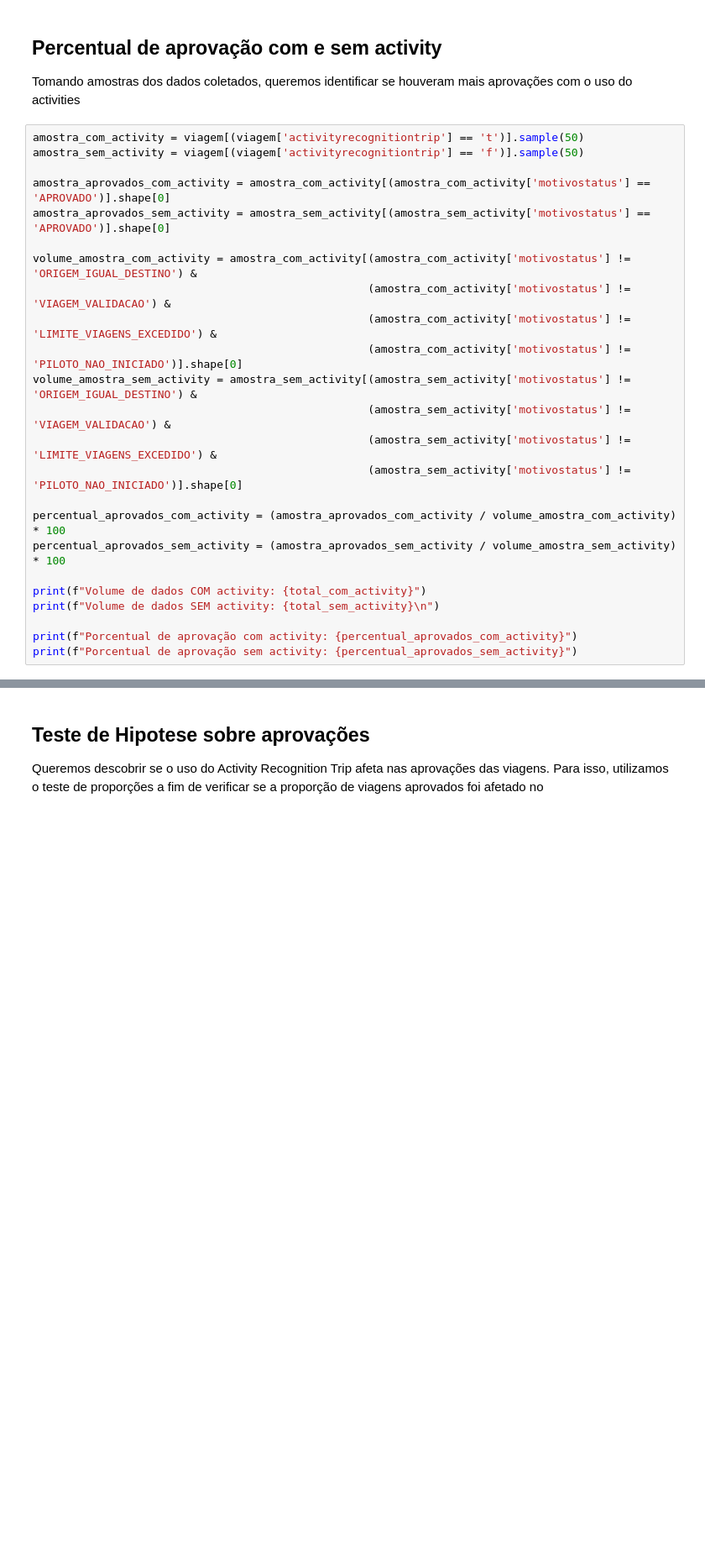
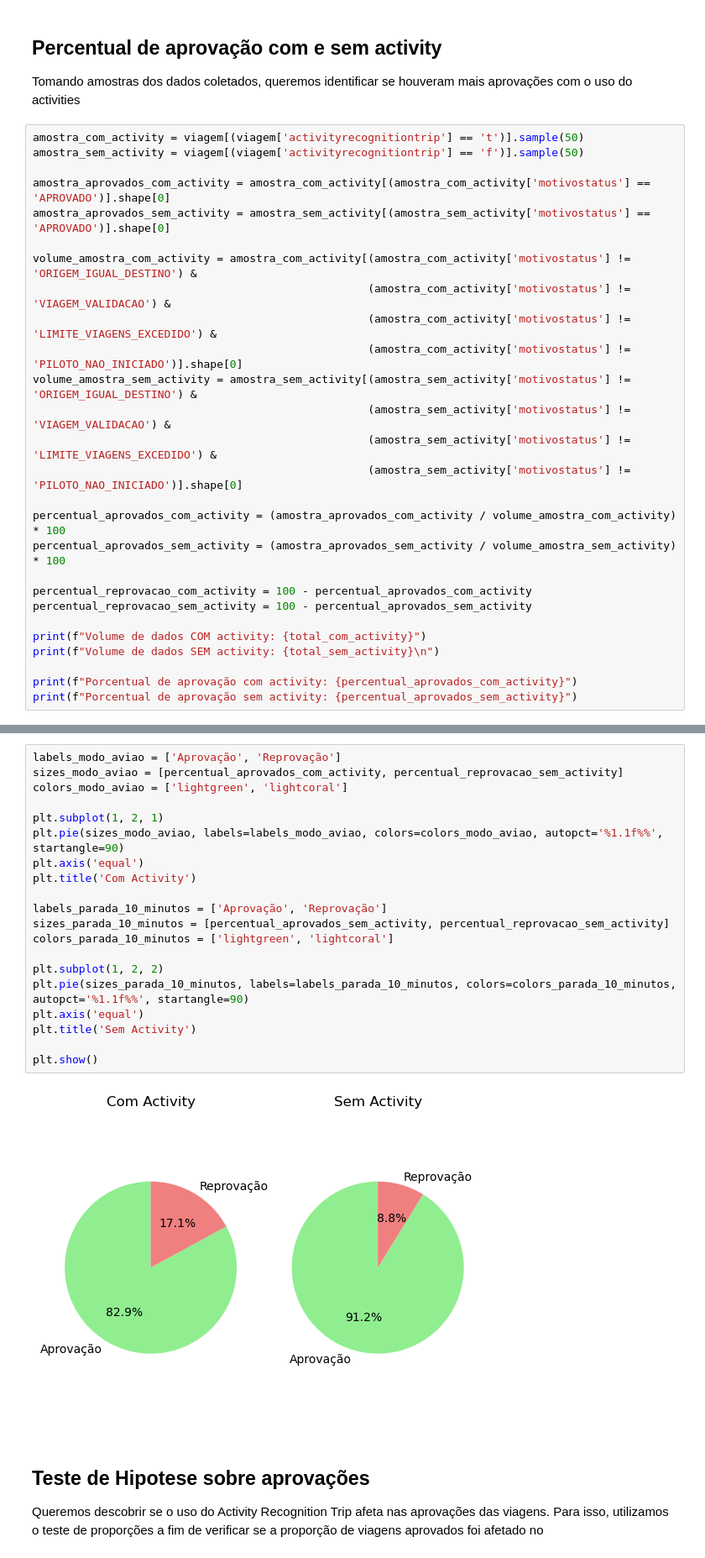
Before and after one commit to Xnths/data-bike-sp, a Jupyter notebook: analise.ipynb, the cells around one changed output, grey strips where cells are left out. Shown: that part at 84% size. Drawn from its saved outputs; the diff is of its cells as text; blank space fills up the shorter version.

Commit message:
Correção do gráfico do Activity

```diff
--- a/analise.ipynb
+++ b/analise.ipynb
@@ -284,6 +284,9 @@ volume_amostra_sem_activity = amostra_sem_activity[(amostra_sem_activity['motivo
 percentual_aprovados_com_activity = (amostra_aprovados_com_activity / volume_amostra_com_activity) * 100
 percentual_aprovados_sem_activity = (amostra_aprovados_sem_activity / volume_amostra_sem_activity) * 100
 
+percentual_reprovacao_com_activity = 100 - percentual_aprovados_com_activity
+percentual_reprovacao_sem_activity = 100 - percentual_aprovados_sem_activity
+
 print(f"Volume de dados COM activity: {total_com_activity}")
 print(f"Volume de dados SEM activity: {total_sem_activity}\n")
 
@@ -314,3 +301,25 @@ plt.show()
+# %%
+labels_modo_aviao = ['Aprovação', 'Reprovação']
+sizes_modo_aviao = [percentual_aprovados_com_activity, percentual_reprovacao_sem_activity]
+colors_modo_aviao = ['lightgreen', 'lightcoral']
+
+plt.subplot(1, 2, 1)
+plt.pie(sizes_modo_aviao, labels=labels_modo_aviao, colors=colors_modo_aviao, autopct='%1.1f%%', startangle=90)
+plt.axis('equal')
+plt.title('Com Activity')
+
+labels_parada_10_minutos = ['Aprovação', 'Reprovação']
+sizes_parada_10_minutos = [percentual_aprovados_sem_activity, percentual_reprovacao_sem_activity]
+colors_parada_10_minutos = ['lightgreen', 'lightcoral']
+
+plt.subplot(1, 2, 2)
+plt.pie(sizes_parada_10_minutos, labels=labels_parada_10_minutos, colors=colors_parada_10_minutos, autopct='%1.1f%%', startangle=90)
+plt.axis('equal')
+plt.title('Sem Activity')
+
+plt.show()
+# %% [output]
+[figure, added]
 # %% [markdown]
 ## Teste de Hipotese sobre aprovações
 
```
Also changed, not shown: parts of 2 cells of this notebook.
